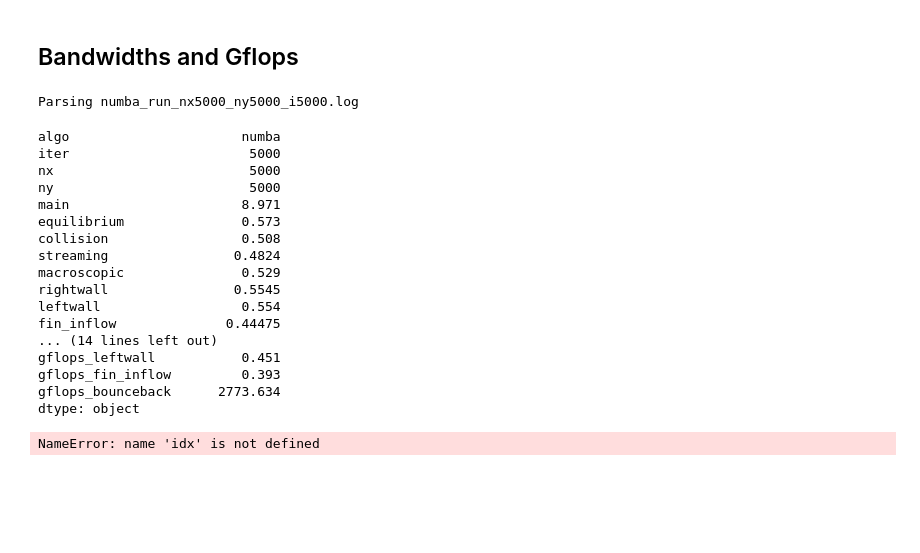
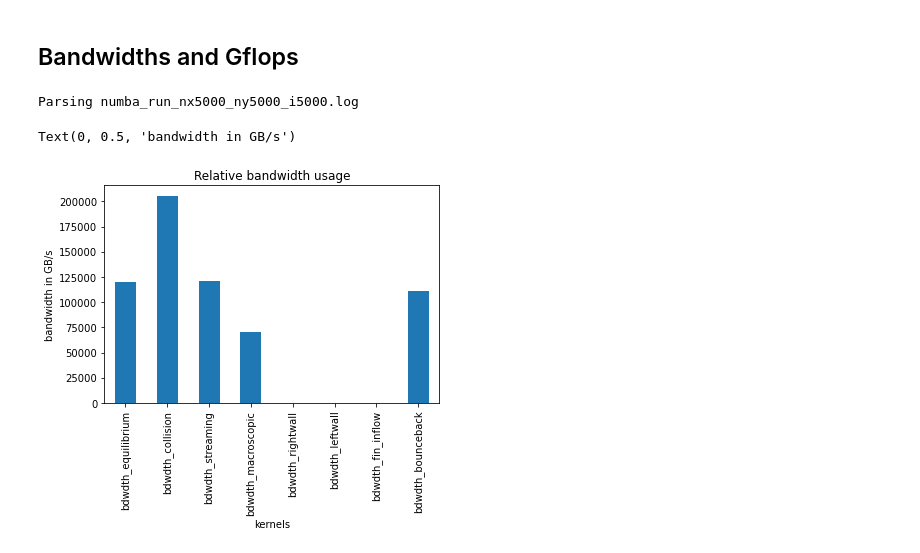
Before and after one commit to arthurviens/LBM-gpu, a Jupyter notebook: plot_perf.ipynb, the cells around one changed output. Cells and saved outputs as stored; diff of their text form; code cells hidden in the pictures; blank space fills up the shorter version.

```diff
--- a/plot_perf.ipynb
+++ b/plot_perf.ipynb
@@ -190,27 +200,17 @@ nx_numba
 ## Bandwidths and Gflops
 # %%
 from parselogs import parse_file
-parse_file("logs/", "numba", "numba_run_nx5000_ny5000_i5000.log")
+series = parse_file("logs/", "numba", "numba_run_nx5000_ny5000_i5000.log")
 # %% [output]
 Parsing numba_run_nx5000_ny5000_i5000.log
-algo                      numba
-iter                       5000
-nx                         5000
-ny                         5000
-main                      8.971
-equilibrium               0.573
-collision                 0.508
-streaming                0.4824
-macroscopic               0.529
-rightwall                0.5545
-leftwall                  0.554
-fin_inflow              0.44475
-... (14 lines left out)
-gflops_leftwall           0.451
-gflops_fin_inflow         0.393
-gflops_bounceback      2773.634
-dtype: object
 # %%
-df_numba[(df_numba["ny"] == idx.loc["ny"]) & (df_numba["nx"] == idx.loc["nx"])]
+bd = series.index[series.index.str.startswith("bdwdth")]
+gf = series.index[series.index.str.startswith("gflops")]
-# %% [output]
-NameError: name 'idx' is not defined
+# %%
+series.loc[bd].plot.bar()
+plt.title("Relative bandwidth usage")
+plt.xlabel("kernels")
+plt.ylabel("bandwidth in GB/s")
+# %% [output]
+Text(0, 0.5, 'bandwidth in GB/s')
+[figure, added]
```
Also changed, not shown: parts of 5 cells of this notebook, 6 other files.
